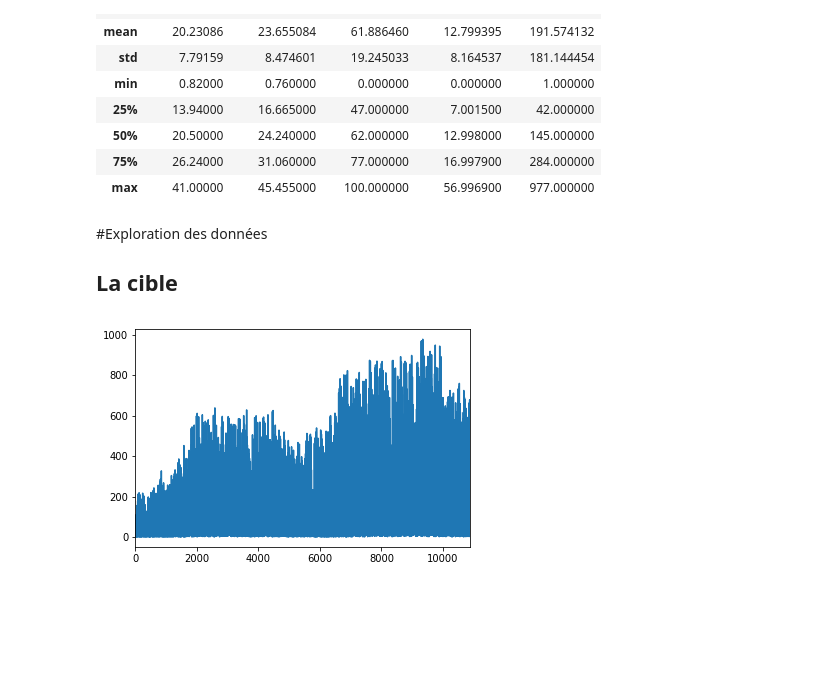
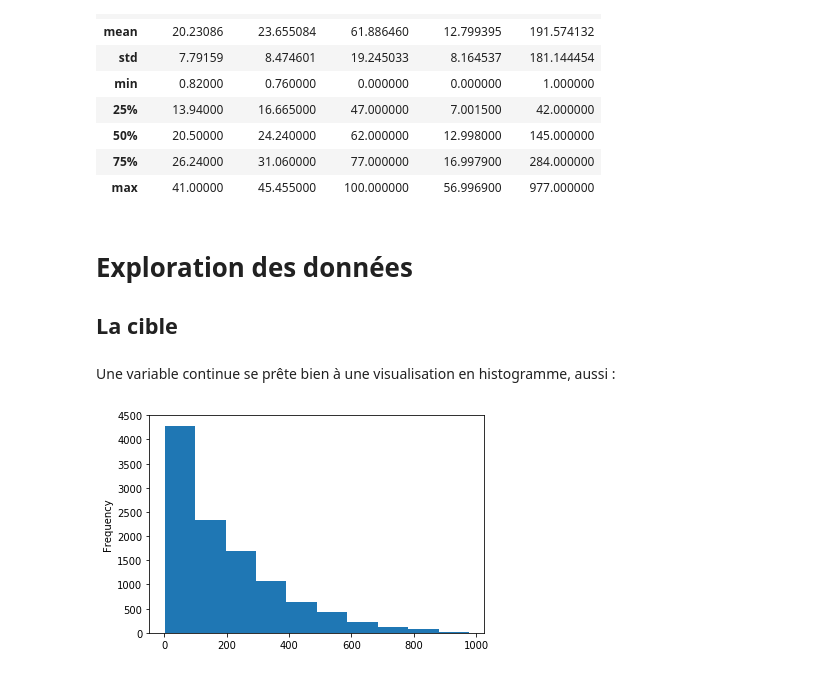
Before and after one commit to MaxGuillot/ml, a Jupyter notebook: La petite reine.ipynb, the cells around one changed output. Saved outputs shown, nothing was run; the diff lists cells and outputs as text; code cells hidden in the pictures; blank space fills up the shorter version.

```diff
--- a/La petite reine.ipynb
+++ b/La petite reine.ipynb
@@ -126,10 +125,12 @@ df.describe()
 | 75% | 26.24000 | 31.060000 | 77.000000 | 16.997900 | 284.000000 |
 | max | 41.00000 | 45.455000 | 100.000000 | 56.996900 | 977.000000 |
 # %% [markdown]
-#Exploration des données
+# Exploration des données
 ## La cible
+# %% [markdown]
+Une variable continue se prête bien à une visualisation en histogramme, aussi :
 # %%
-df["count"].plot()
+df["count"].plot(kind='hist')
 plt.show()
 # %% [output]
-[figure, old version]
+[figure, new version]
```
Also changed, not shown: parts of 66 cells of this notebook.
